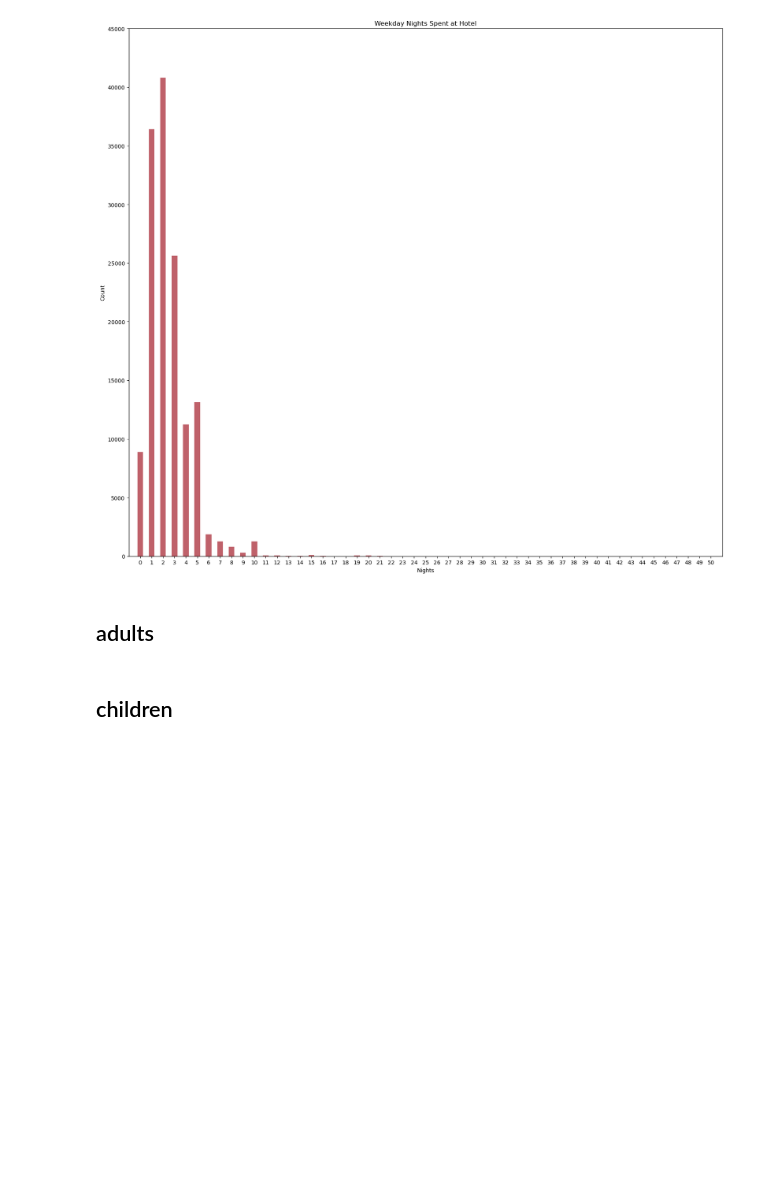
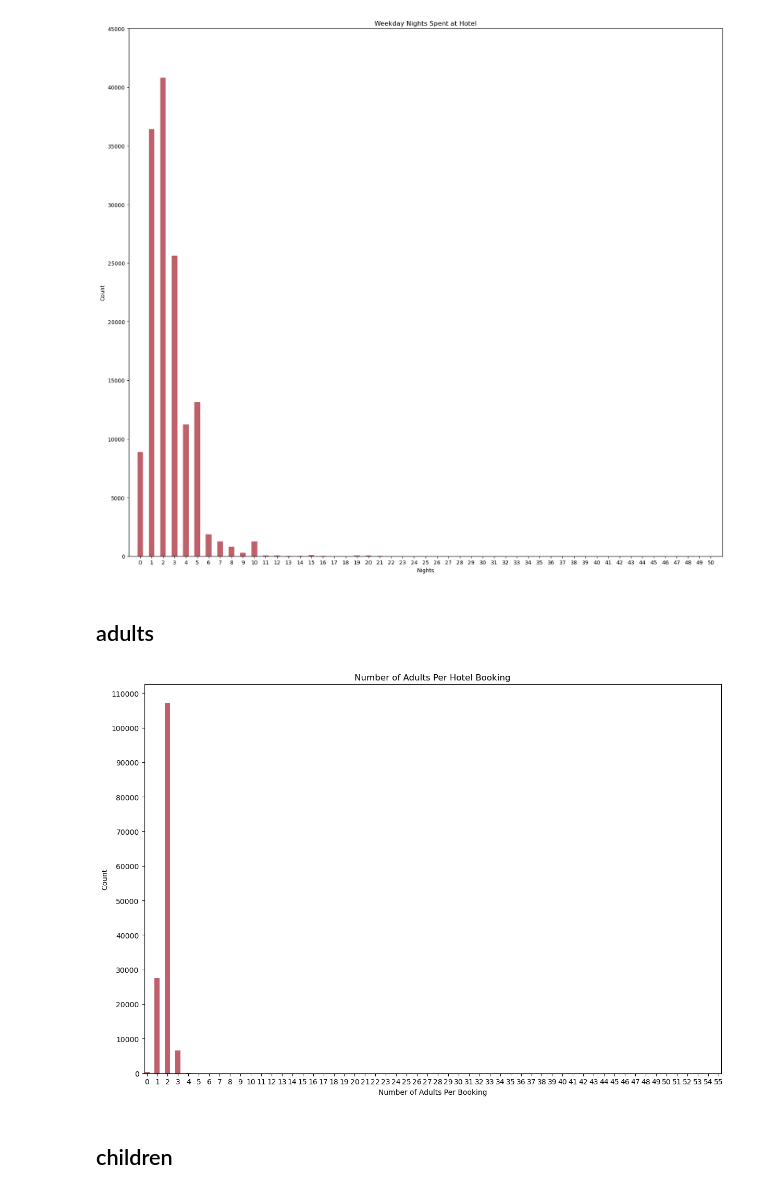
Before and after one commit to SMemic4/Hotels, a Jupyter notebook: notebooks/hotels.ipynb, the cells around one changed output. Cells and saved outputs as stored; diff of their text form; code cells hidden in the pictures; blank space fills up the shorter version.

```diff
--- a/notebooks/hotels.ipynb
+++ b/notebooks/hotels.ipynb
@@ -338,5 +339,20 @@ plt.show();
 [figure]
 # %% [markdown]
 ## adults
+# %%
+adults = hotel_df['adults'].value_counts().sort_index()
+plt.figure(figsize=(12,8))
+plt.bar(x = adults.index, height = adults.values, color = fav_cols[0], width = 0.5)
+plt.tight_layout()
+plt.xlabel(xlabel = 'Number of Adults Per Booking')
+plt.ylabel(ylabel='Count')
+plt.title(label = 'Number of Adults Per Hotel Booking')
+plt.xticks(ticks = list(range(0, adults.index.max()+1)))
+plt.yticks(ticks = list(range(0, 120000, 10000)))
+plt.margins(x = 0)
+plt.savefig(os.path.join(os.getcwd(), 'outputs', 'visuals', 'Adults_per_booking'))
+plt.show();
+# %% [output]
+[figure, added]
 # %% [markdown]
 ## children
```
Also changed, not shown: parts of 7 cells of this notebook.
